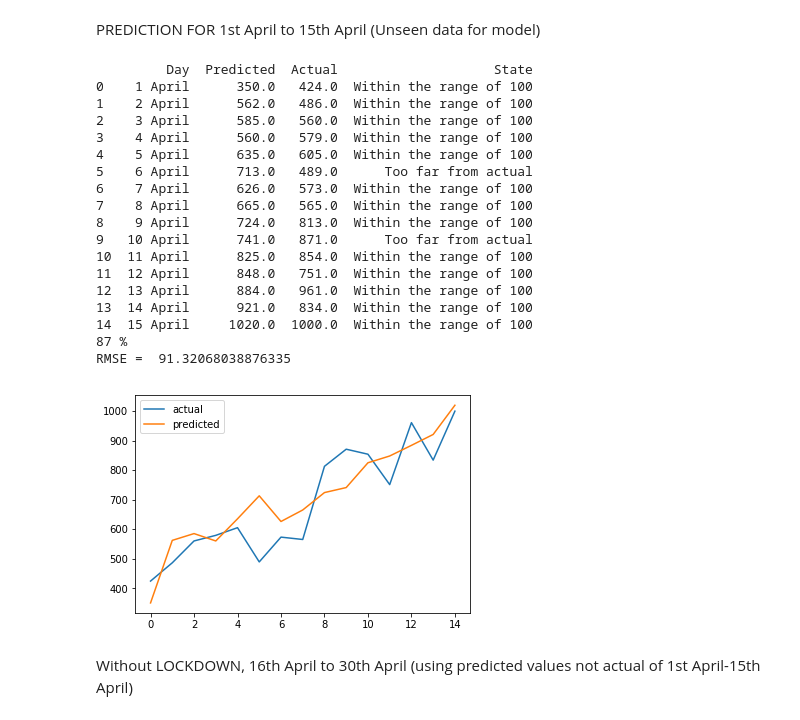
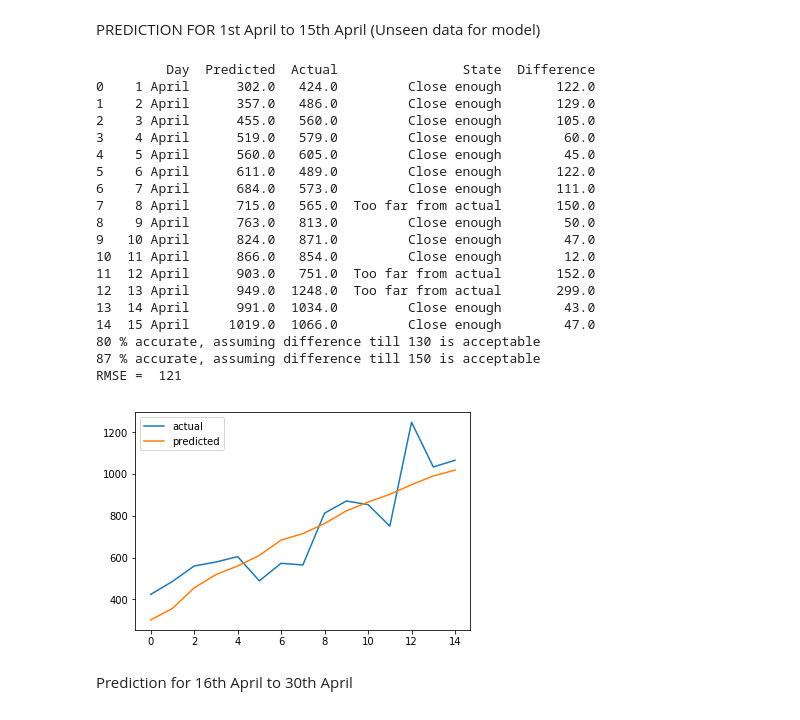
Before and after one commit to abdulsmapara/Covid-19-Trend-Predictor, a Jupyter notebook: src/covid-19-trend-predictor.ipynb, the cells around one changed output. Cells and saved outputs as stored; diff of their text form; code cells hidden in the pictures.

```diff
--- a/src/covid-19-trend-predictor.ipynb
+++ b/src/covid-19-trend-predictor.ipynb
@@ -114,7 +113,6 @@ for i in range(len(df_final)):
     df_final[i] = df_final[i][columns_input]
 # %%
 # df_India=df_India.set_index('Date')
-columns_input = ['Population_Density','Min_Temp','Max_Temp','Lockdown','Num_Cases']
 # input_data = df_India[columns_input]
 # output_data = df_India['Num_Cases']
 # X_train, X_test, y_train, y_test = train_test_split(input_data, output_data, test_size = 0.304761, random_state = 1)
@@ -122,12 +120,6 @@ from pandas import DataFrame
 from pandas import concat
 def series_to_supervised(data, n_in=1, n_out=1, dropnan=True):
 	"""
-	Frame a time series as a supervised learning dataset.
-	Arguments:
-		data: Sequence of observations as a list or NumPy array.
-		n_in: Number of lag observations as input (X).
-		n_out: Number of observations as output (y).
-		dropnan: Boolean whether or not to drop rows with NaN values.
 	Returns:
 		Pandas DataFrame of series framed for supervised learning.
 	"""
@@ -324,7 +371,7 @@ for ind in reversed(df_test.index):
         df_test.at[ind,'Num_Cases'] -= df_test.at[ind-1,'Num_Cases']
 
 df_test.at[0,'Num_Cases'] = 86
-df_test['Num_Cases'] /= 1500
+df_test['Num_Cases'] /= SCALE_NUM_CASES
 
 df_test = df_test.set_index('Date')
 
@@ -353,79 +400,80 @@ PREDICTION FOR 1st April to 15th April (Unseen data for model)
 # %%
 from sklearn.metrics import mean_squared_error
 import math
-
 i = 0
 comparision_data = DataFrame()
 correct = 0
 total = 0
 df_actual = pd.read_csv("../Timeseries-Data/test_data.csv", index_col='Date')
-
-
-def is_correct(value1, value2):
+def is_correct(value1, value2,acceptable_range):
     correctness = False
     if value1 == value2:
         correctness = True
-    elif abs(value1 - value2) <= 100:
+    elif abs(value1 - value2) <= acceptable_range:
         correctness = True
     return correctness
-
+model.save('prediction_final.h5')
 df_actual = df_actual['3/31/2020':]
 prev_date = '3/31/2020'
+correct_2 = 0
 for _ in range(15):
     current_date = '4/'+str(i+1)+'/2020'
     actual = df_actual.at[current_date,'Actual_Num_Cases'] - df_actual.at[prev_date,'Actual_Num_Cases']
     prev_date = current_date
     df_partial = df_test['3/25/2020':current_date]
     df_partial_timeseries = series_to_supervised(df_partial,7,1,True)
     values = df_partial_timeseries.values
     test_x = values[-1:,:-1]
     test_X = test_x.reshape((test_x.shape[0], 1, test_x.shape[1]))
     y_pred = model.predict(test_X, batch_size=batch_size)
     y = y_pred[0]
     x = test_X[0]
     comparision_data.at[i,'Day']=str(i+1)+' April'
     if y[0] < 0.0:
         y[0] = 0.0
-    comparision_data.at[i,'Predicted'] = round(y[0]*1500)
+    comparision_data.at[i,'Predicted'] = round(y[0]*SCALE_NUM_CASES)
     comparision_data.at[i,'Actual'] = actual
     comparision_data.at[i,'State'] = 'Too far from actual'
-    if is_correct(comparision_data.at[i,'Predicted'],comparision_data.at[i,'Actual']):
+    if is_correct(comparision_data.at[i,'Predicted'],comparision_data.at[i,'Actual'],130):
         correct+=1
-        comparision_data.at[i,'State'] = 'Within the range of 100'
+        comparision_data.at[i,'State'] = 'Close enough'
+    if is_correct(comparision_data.at[i,'Predicted'],comparision_data.at[i,'Actual'],150):
+        correct_2+=1
+    comparision_data.at[i,'Difference'] = abs(comparision_data.at[i,'Predicted'] - comparision_data.at[i,'Actual'])
     total+=1
     df_test.at['4/'+str(i+1)+'/2020', 'Num_Cases'] = y[0]
     i+=1
 
 print(comparision_data)
-print(round((correct/total)*100),"%")
+print(round((correct/total)*100),"% accurate, assuming difference till 130 is acceptable")
+print(round((correct_2/total)*100),"% accurate, assuming difference till 150 is acceptable")
 rmse = math.sqrt(mean_squared_error(comparision_data['Actual'], comparision_data['Predicted']))
-print("RMSE = ", rmse)
-# plt.figure(figsize=(5,5))
-#plt.plot(scaler.inverse_transform(scaled))
+print("RMSE = ", round(rmse))
 plt.plot(comparision_data['Actual'],label='actual')
 plt.plot(comparision_data['Predicted'],label='predicted')
 plt.legend()
 plt.show()
 # %% [output]
-         Day  Predicted  Actual                    State
-0    1 April      350.0   424.0  Within the range of 100
-1    2 April      562.0   486.0  Within the range of 100
-2    3 April      585.0   560.0  Within the range of 100
-3    4 April      560.0   579.0  Within the range of 100
-4    5 April      635.0   605.0  Within the range of 100
-5    6 April      713.0   489.0      Too far from actual
-6    7 April      626.0   573.0  Within the range of 100
-7    8 April      665.0   565.0  Within the range of 100
-8    9 April      724.0   813.0  Within the range of 100
-9   10 April      741.0   871.0      Too far from actual
-10  11 April      825.0   854.0  Within the range of 100
-11  12 April      848.0   751.0  Within the range of 100
-12  13 April      884.0   961.0  Within the range of 100
-13  14 April      921.0   834.0  Within the range of 100
-14  15 April     1020.0  1000.0  Within the range of 100
-87 %
-RMSE =  91.32068038876335
+         Day  Predicted  Actual                State  Difference
+0    1 April      302.0   424.0         Close enough       122.0
+1    2 April      357.0   486.0         Close enough       129.0
+2    3 April      455.0   560.0         Close enough       105.0
+3    4 April      519.0   579.0         Close enough        60.0
+4    5 April      560.0   605.0         Close enough        45.0
+5    6 April      611.0   489.0         Close enough       122.0
+6    7 April      684.0   573.0         Close enough       111.0
+7    8 April      715.0   565.0  Too far from actual       150.0
+8    9 April      763.0   813.0         Close enough        50.0
+9   10 April      824.0   871.0         Close enough        47.0
+10  11 April      866.0   854.0         Close enough        12.0
+11  12 April      903.0   751.0  Too far from actual       152.0
+12  13 April      949.0  1248.0  Too far from actual       299.0
+13  14 April      991.0  1034.0         Close enough        43.0
+14  15 April     1019.0  1066.0         Close enough        47.0
+80 % accurate, assuming difference till 130 is acceptable
+87 % accurate, assuming difference till 150 is acceptable
+RMSE =  121
-[figure, old version]
+[figure, new version]
-# %% [markdown]
-Without LOCKDOWN, 16th April to 30th April (using predicted values not actual of 1st April-15th April)
+# %% [markdown]
+Prediction for 16th April to 30th April
 # %%
```
Also changed, not shown: parts of 9 cells of this notebook.
